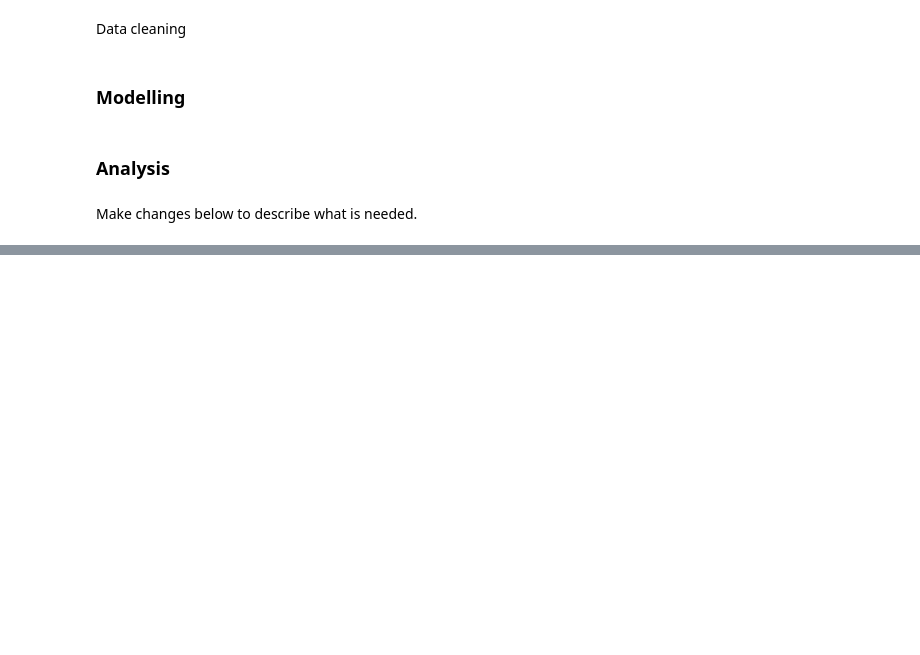
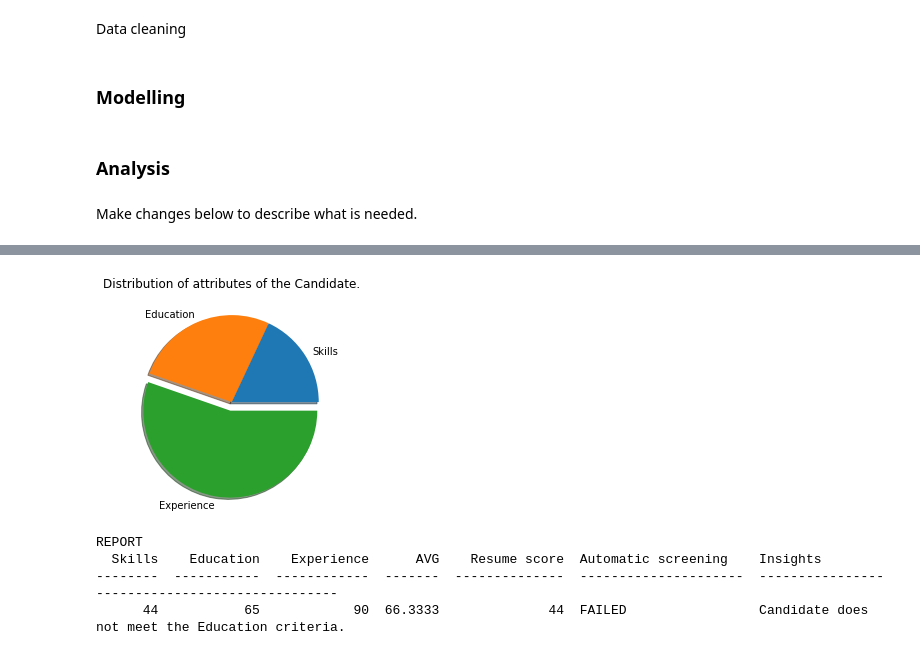
Before and after one commit to Javedz678/resume-screener, a Jupyter notebook: Resume_parser.ipynb, the cells around one changed output, grey strips where cells are left out. Drawn from its saved outputs; the diff is of its cells as text; code cells hidden in the pictures; blank space fills up the shorter version.

```diff
--- a/Resume_parser.ipynb
+++ b/Resume_parser.ipynb
@@ -215,0 +267,27 @@ REPORT
+# %%
+#Organisation
+requireTopTierEducation = True
+min_criteria = 80
+requiredSkills = "Java, REACT JS, distributed, multi-tiered systems, algorithms, and relational databases"
+if(requireTopTierEducation):
+  requiredEducation = "BE in computer science from" + ' '.join([str(elem) for elem in top_institutes])
+  checkTopInstitutes(education,requiredEducation)
+else:
+  requiredEducation = "BE in computer science "
+  checkEquvalentCourses(education,requiredEducation)
+# %%
+requiredExperience = "Currently enrolled in a Bachelor’s or Master’s Degree in Computer Science, Computer Engineering, or related field at time of application Familiarity with the syntax of languages such as Java, C/C++ or Python. Knowledge of Computer Science fundamentals such as object-oriented design, algorithm design, data structures, problem solving, and complexity analysis. Previous technical internship(s). Experience with distributed, multi-tiered systems, algorithms, and relational databases. Experience in optimization mathematics such as linear programming and nonlinear optimization. Effectively articulate technical challenges and solutions. Adept at handling ambiguous or undefined problems as well as ability to think abstractly."
+
+candidateExperience = "Pursuing Bachelors Degree in Information science. profecient in object oriented programming languages such as JAVA and python. An excelent problem solver with deep knowledge of data structures, algorithms, Relational databases and opimisation problems in the domain of linear programming and non linear programming. Ability to adapt to any kind of situation and deliever high quality of solutions and well versed to provide technical support in case of anomalies."
+# %%
+start(skills,requiredSkills)
+start(education,requiredEducation)
+sentenceTranformerModel(candidateExperience.lower(),requiredExperience.lower())
+drawPieChart()
+analytics()
+# %% [output]
+[figure, added]
+REPORT
+  Skills    Education    Experience      AVG    Resume score  Automatic screening    Insights
+--------  -----------  ------------  -------  --------------  ---------------------  -----------------------------------------------
+      44           65            90  66.3333              44  FAILED                 Candidate does not meet the Education criteria.
```
Also changed, not shown: parts of 22 cells of this notebook.
